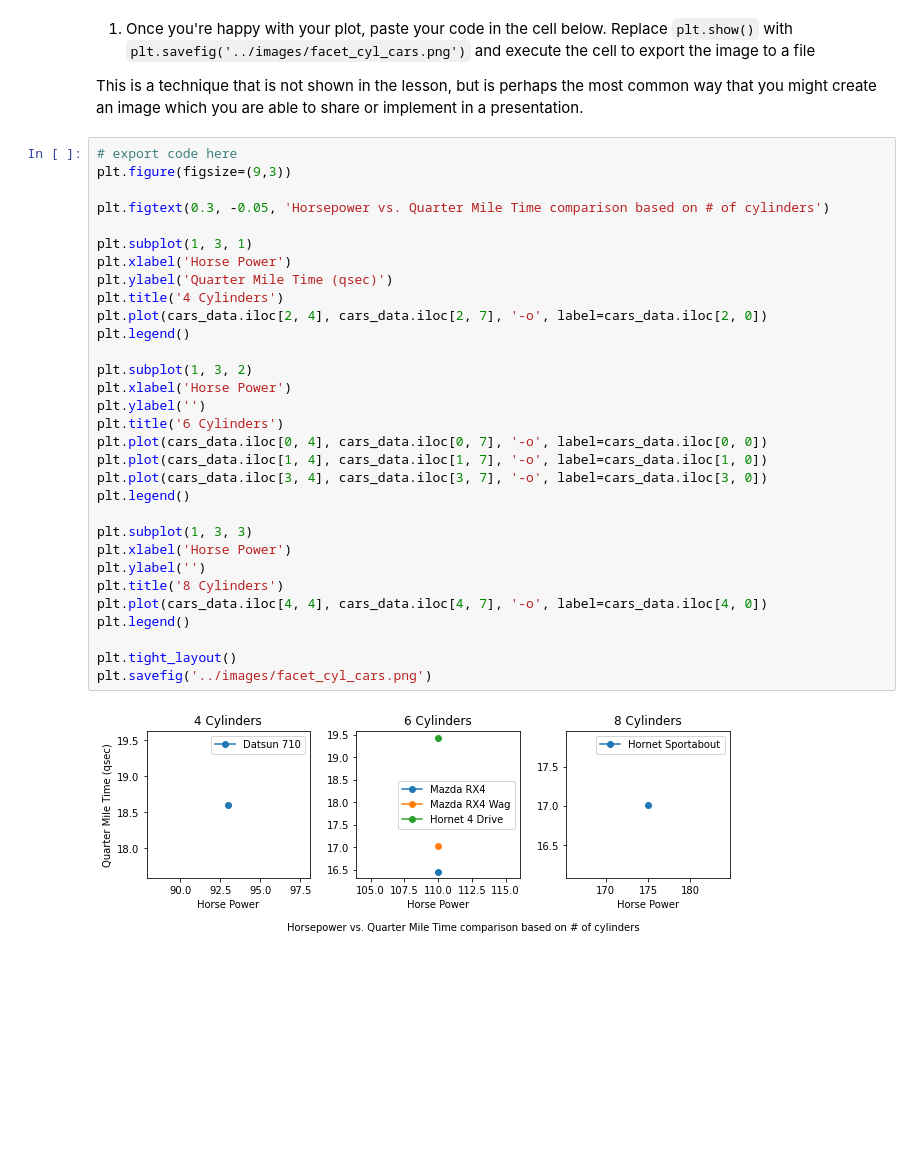
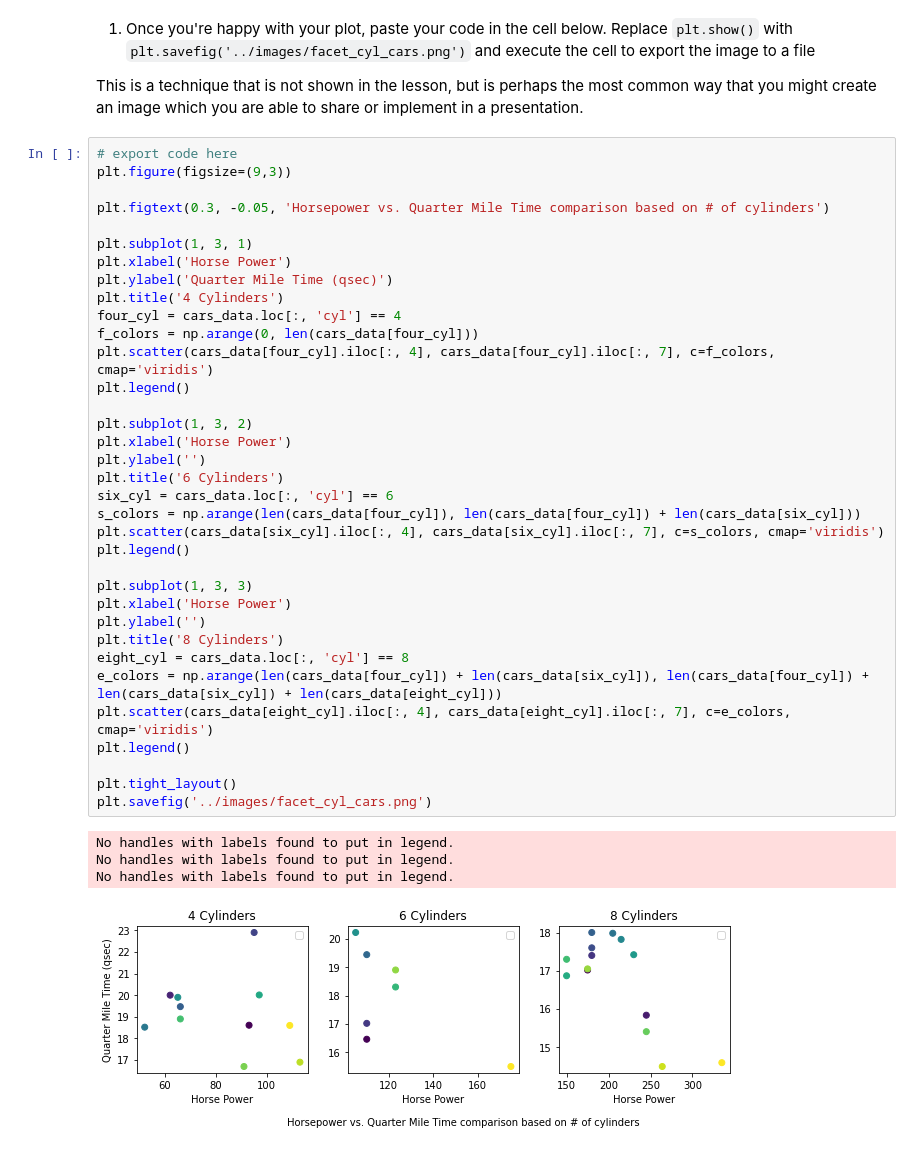
Before and after one commit to dannyyy-jimenez/ds-precourse-faceting, a Jupyter notebook: notebooks/faceting.ipynb, the cells around one changed output. Cells and saved outputs as stored; diff of their text form; blank space fills up the shorter version.

```diff
--- a/notebooks/faceting.ipynb
+++ b/notebooks/faceting.ipynb
@@ -225,33 +228,40 @@ This is a technique that is not shown in the lesson, but is perhaps the most com
 # %%
 # export code here
 plt.figure(figsize=(9,3))
 
 plt.figtext(0.3, -0.05, 'Horsepower vs. Quarter Mile Time comparison based on # of cylinders')
 
 plt.subplot(1, 3, 1)
 plt.xlabel('Horse Power')
 plt.ylabel('Quarter Mile Time (qsec)')
 plt.title('4 Cylinders')
-plt.plot(cars_data.iloc[2, 4], cars_data.iloc[2, 7], '-o', label=cars_data.iloc[2, 0])
+four_cyl = cars_data.loc[:, 'cyl'] == 4
+f_colors = np.arange(0, len(cars_data[four_cyl]))
+plt.scatter(cars_data[four_cyl].iloc[:, 4], cars_data[four_cyl].iloc[:, 7], c=f_colors, cmap='viridis')
 plt.legend()
 
 plt.subplot(1, 3, 2)
 plt.xlabel('Horse Power')
 plt.ylabel('')
 plt.title('6 Cylinders')
-plt.plot(cars_data.iloc[0, 4], cars_data.iloc[0, 7], '-o', label=cars_data.iloc[0, 0])
-plt.plot(cars_data.iloc[1, 4], cars_data.iloc[1, 7], '-o', label=cars_data.iloc[1, 0])
-plt.plot(cars_data.iloc[3, 4], cars_data.iloc[3, 7], '-o', label=cars_data.iloc[3, 0])
+six_cyl = cars_data.loc[:, 'cyl'] == 6
+s_colors = np.arange(len(cars_data[four_cyl]), len(cars_data[four_cyl]) + len(cars_data[six_cyl]))
+plt.scatter(cars_data[six_cyl].iloc[:, 4], cars_data[six_cyl].iloc[:, 7], c=s_colors, cmap='viridis')
 plt.legend()
 
 plt.subplot(1, 3, 3)
 plt.xlabel('Horse Power')
 plt.ylabel('')
 plt.title('8 Cylinders')
-plt.plot(cars_data.iloc[4, 4], cars_data.iloc[4, 7], '-o', label=cars_data.iloc[4, 0])
+eight_cyl = cars_data.loc[:, 'cyl'] == 8
+e_colors = np.arange(len(cars_data[four_cyl]) + len(cars_data[six_cyl]), len(cars_data[four_cyl]) + len(cars_data[six_cyl]) + len(cars_data[eight_cyl]))
+plt.scatter(cars_data[eight_cyl].iloc[:, 4], cars_data[eight_cyl].iloc[:, 7], c=e_colors, cmap='viridis')
 plt.legend()
 
 plt.tight_layout()
 plt.savefig('../images/facet_cyl_cars.png')
 # %% [output]
+No handles with labels found to put in legend.
+No handles with labels found to put in legend.
+No handles with labels found to put in legend.
-[figure, old version]
+[figure, new version]
```
Also changed, not shown: parts of 2 cells of this notebook, 2 other files.
